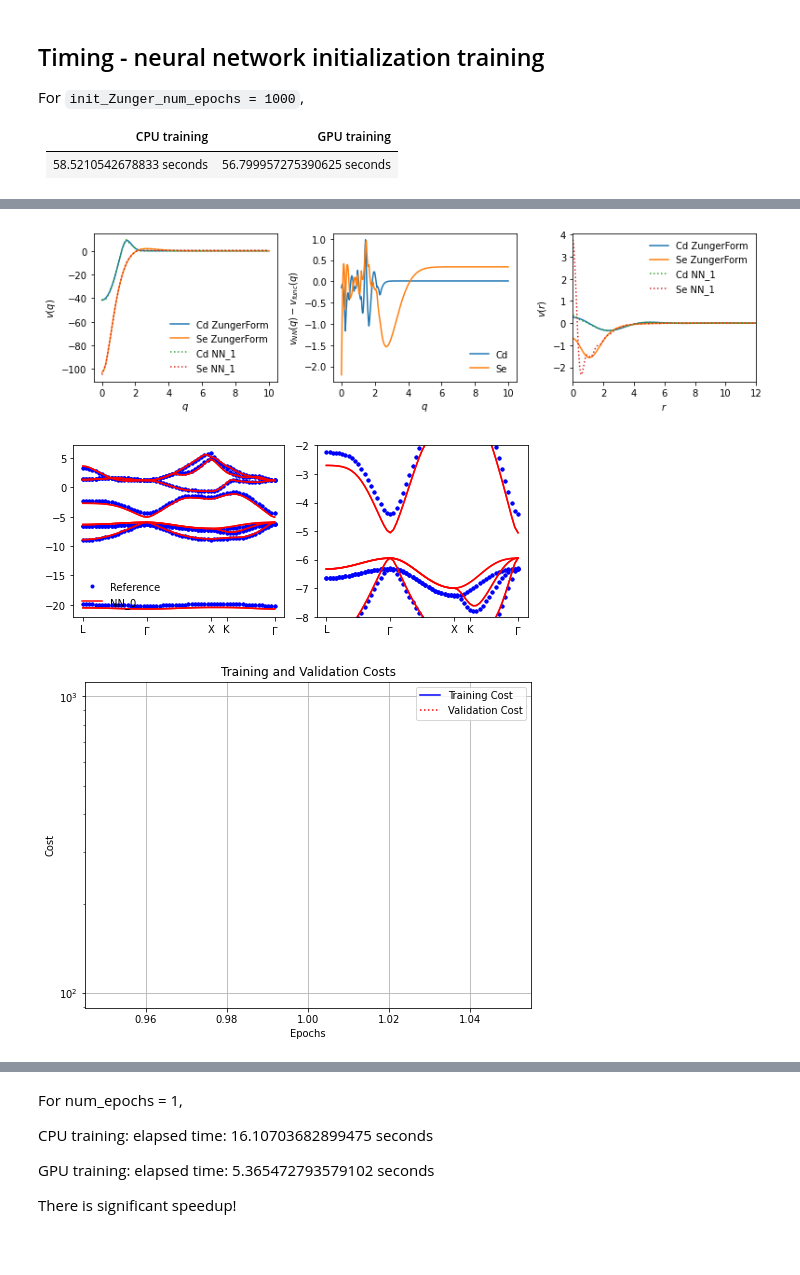
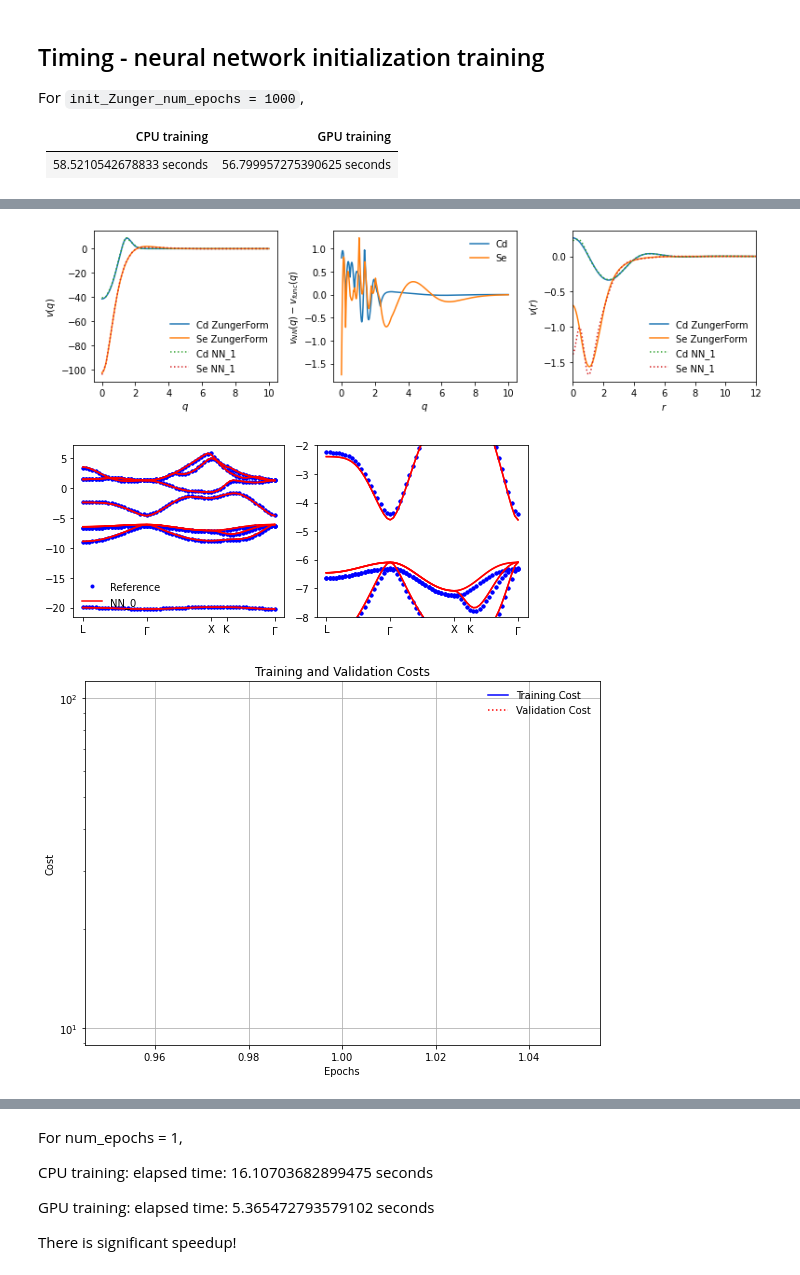
Before and after one commit to TommyLinkl/DeePseudopot, a Jupyter notebook: zbCdSe_fitting_NN_init.ipynb, the cells around one changed output, grey strips where cells are left out. Saved outputs shown, nothing was run; the diff lists cells and outputs as text; code cells hidden in the pictures; blank space fills up the shorter version.

```diff
--- a/zbCdSe_fitting_NN_init.ipynb
+++ b/zbCdSe_fitting_NN_init.ipynb
@@ -497,9 +565,11 @@ For `init_Zunger_num_epochs = 1000`,
 # %%
 PPmodel.eval()
 PPmodel.cpu()
-plotqGrid = torch.linspace(0.0, 20.0, 3*NQGRID).view(-1, 1)
-NN = PPmodel(plotqGrid)
-plotPP([val_dataset.q, plotqGrid], [val_dataset.vq_Cd, NN[:, 0]], [val_dataset.vq_Se, NN[:, 1]], ["ZungerForm", f"NN_init_Zunger"], ["-", ":"], False);
+
+qmax = np.array([3.0, 5.0, 8.0, 10.0, 20.0, 30.0, 40.0])
+FT_converge_and_write_pp(qmax, PPmodel, 0.0, 8.0, -2.0, 0.5, 30.0, 1024,
+                         'zbCdSe_results/initZunger_plotPP.png', 'zbCdSe_results/initZunger_potCd.dat',
+                         'zbCdSe_results/initZunger_potSe.dat')
 
 basisStates = basis(maxKE, scale, unitCellVectors, gVectors, cellVolume)
 
@@ -511,6 +581,7 @@ print(torch.allclose(Eref_zbCdSe, current_Zunger_BandStruct, atol=1e-11))
 
 # NN_init_BandStruct = calcBandStruct(True, PPmodel, basisStates, nkpt, kpt_zbCdSe, nAtoms, atomPos, cellVolume, nBands)
 NN_init_BandStruct = calcBandStruct_GPU(True, PPmodel, basisStates, nkpt, kpt_zbCdSe, nAtoms, atomPos, cellVolume, nBands, device)
-plotBandStruct([Eref_zbCdSe, NN_init_BandStruct], ["bo", "r-"], ["Reference zbCdSe", "NN_init"])
+fig = plotBandStruct([Eref_zbCdSe, NN_init_BandStruct], ["bo", "r-"], ["Reference zbCdSe", "NN_init"])
 print("After fitting the NN to the latest function form, we can reproduce a satisfactory band structure. ")
+fig.savefig('zbCdSe_results/initZunger_plotBS.png')
 # %% [output]
@@ -530,6 +602,7 @@ def weighted_mse_bandStruct(Ehat, E, bandWeights, kptWeights):
 
     return torch.sum((Ehat-E)**2 * newBandWeights * newKptWeights)
 
+'''
 def BandStruct_train(model, criterion, bandWeights, kptWeights, refBandStruct, optimizer, scheduler, scheduler_step, epochs, plot_every):
     LOSS=[]
     for epoch in range(epochs):
@@ -551,18 +624,25 @@ def BandStruct_train(model, criterion, bandWeights, kptWeights, refBandStruct, o
             NN_outputs = calcBandStruct(True, model, basisStates, nkpt, kpt_zbCdSe, nAtoms, atomPos, cellVolume, nBands)
 
             print(f'Epoch [{epoch+1}/{epochs}], Loss: {loss.item():.4f}')
-            plotPP([val_dataset.q, val_dataset.q], [val_dataset.vq_Cd, model(val_dataset.q.view(-1, 1))[:, 0]], [val_dataset.vq_Se, model(val_dataset.q.view(-1, 1))[:, 1]], ["ZungerForm", f"NN_{epoch+1}"], ["-", ":"], True);
-            plotBandStruct([refBandStruct, NN_outputs], ["bo", "r-"], ["Reference", "NN_"+str(epoch)]);
+            fig = plotPP([val_dataset.q, val_dataset.q], [val_dataset.vq_Cd, model(val_dataset.q.view(-1, 1))[:, 0]], [val_dataset.vq_Se, model(val_dataset.q.view(-1, 1))[:, 1]], ["ZungerForm", f"NN_{epoch+1}"], ["-", ":"], True);
+            fig.savefig('zbCdSe_results/epoch_%d_plotPP.png' % epoch)
+            fig = plotBandStruct([refBandStruct, NN_outputs], ["bo", "r-"], ["Reference", "NN_"+str(epoch)]);
+            fig.savefig('zbCdSe_results/epoch_%d_plotBS.png' % epoch)
+            torch.save(PPmodel.state_dict(), 'zbCdSe_results/epoch_%d_PPmodel.pth' % epoch)
     plot_training_validation_cost(LOSS, LOSS, True)
     return LOSS
-
+'''
 
 ################## GPU ##################
 
-def BandStruct_train_GPU(model, device, criterion, bandWeights, kptWeights, refBandStruct, optimizer, scheduler, scheduler_step, epochs, plot_every):
+def BandStruct_train_GPU(model, device, criterion, bandWeights, kptWeights, refBandStruct, optimizer, scheduler, scheduler_step, max_epochs, plot_every, patience_epochs):
     LOSS=[]
     model.to(device)
-    for epoch in range(epochs):
+
+    best_validation_loss = float('inf')
+    no_improvement_count = 0
+
+    for epoch in range(max_epochs):
         # train
         model.train()
         NN_outputs = calcBandStruct_GPU(True, model, basisStates, nkpt, kpt_zbCdSe, nAtoms, atomPos, cellVolume, nBands, device)  # move to GPU
@@ -580,18 +660,32 @@ def BandStruct_train_GPU(model, device, criterion, bandWeights, kptWeights, refB
             model.eval()
             NN_outputs = calcBandStruct_GPU(True, model, basisStates, nkpt, kpt_zbCdSe, nAtoms, atomPos, cellVolume, nBands, device)     # move to GPU
 
-            print(f'Epoch [{epoch+1}/{epochs}], Loss: {loss.item():.4f}')
+            print(f'Epoch [{epoch+1}/{max_epochs}], Loss: {loss.item():.4f}')
             model.cpu()
-            plotPP([val_dataset.q, val_dataset.q], [val_dataset.vq_Cd, model(val_dataset.q.view(-1, 1))[:, 0]], [val_dataset.vq_Se, model(val_dataset.q.view(-1, 1))[:, 1]], ["ZungerForm", f"NN_{epoch+1}"], ["-", ":"], True);
+            fig = plotPP([val_dataset.q, val_dataset.q], [val_dataset.vq_Cd, model(val_dataset.q.view(-1, 1))[:, 0]], [val_dataset.vq_Se, model(val_dataset.q.view(-1, 1))[:, 1]], ["ZungerForm", f"NN_{epoch+1}"], ["-", ":"], True);
+            fig.savefig('zbCdSe_results/epoch_%d_plotPP.png' % epoch)
             model.to(device)
             NN_outputs = NN_outputs.cpu()
-            plotBandStruct([refBandStruct, NN_outputs], ["bo", "r-"], ["Reference", "NN_"+str(epoch)]);
+            fig = plotBandStruct([refBandStruct, NN_outputs], ["bo", "r-"], ["Reference", "NN_"+str(epoch)]);
+            fig.savefig('zbCdSe_results/epoch_%d_plotBS.png' % epoch)
+            torch.save(PPmodel.state_dict(), 'zbCdSe_results/epoch_%d_PPmodel.pth' % epoch)
+
+        # Dynamic stopping: Stop training if no improvement (or less than 1e-4 in the loss) for 'patience' epochs
+        if loss.item() < best_validation_loss - 1e-4:
+            best_validation_loss = loss.item()
+            no_improvement_count = 0
+        else:
+            no_improvement_count += 1
+
+        if no_improvement_count >= patience:
+            print("Early stopping at Epoch %d due to lack of improvement." % epoch)
+            break
     plot_training_validation_cost(LOSS, LOSS, True)
     return LOSS
 
 
-PPmodel = nn_models.Net_relu_xavier([1, 20, 20, 20, 2])
-PPmodel.load_state_dict(torch.load('PPmodel_initZunger.pth'))
+PPmodel = nn_models.Net_relu_xavier_decay2([1, 20, 20, 20, 2])
+PPmodel.load_state_dict(torch.load('zbCdSe_results/initZunger_PPmodel.pth'))
 
 optimizer = torch.optim.Adam(PPmodel.parameters(), lr=0.001)
 scheduler = ExponentialLR(optimizer, gamma=0.90)
@@ -604,20 +698,23 @@ kptWeights[[0, 20, 40]] = 2.0
 
 print("Current Zunger form weighted MSE = %e " % weighted_mse_bandStruct(current_Zunger_BandStruct, Eref_zbCdSe, bandWeights, kptWeights))
 
-num_epochs = 1
+max_num_epochs = 1
 plotEvery = 1
 schedulerStep = 2
+patience = max_num_epochs
 
 '''
+# CPU testing
+# device = torch.device("cpu")
 start_time = time.time()
-LOSS = BandStruct_train(PPmodel, criterion, bandWeights, kptWeights, Eref_zbCdSe, optimizer, scheduler, schedulerStep, num_epochs, plotEvery)
+LOSS = BandStruct_train_GPU(PPmodel, device, criterion, bandWeights, kptWeights, Eref_zbCdSe, optimizer, scheduler, schedulerStep, max_num_epochs, plotEvery, patience)
 end_time = time.time()
 elapsed_time = end_time - start_time
 print(f"CPU training: elapsed time: {elapsed_time} seconds")
 '''
 
 start_time = time.time()
-LOSS = BandStruct_train_GPU(PPmodel, device, criterion, bandWeights, kptWeights, Eref_zbCdSe, optimizer, scheduler, schedulerStep, num_epochs, plotEvery)
+LOSS = BandStruct_train_GPU(PPmodel, device, criterion, bandWeights, kptWeights, Eref_zbCdSe, optimizer, scheduler, schedulerStep, max_num_epochs, plotEvery, patience)
 end_time = time.time()
 elapsed_time = end_time - start_time
 print(f"GPU training: elapsed time: {elapsed_time} seconds")
@@ -627,3 +724,3 @@ Epoch [1/1], Loss: 146.2735
-[figure, old version]
+[figure, new version]
-[figure, old version]
+[figure, new version]
-[figure, old version]
+[figure, new version]
```
Also changed, not shown: parts of 10 cells of this notebook, 25 other files.
